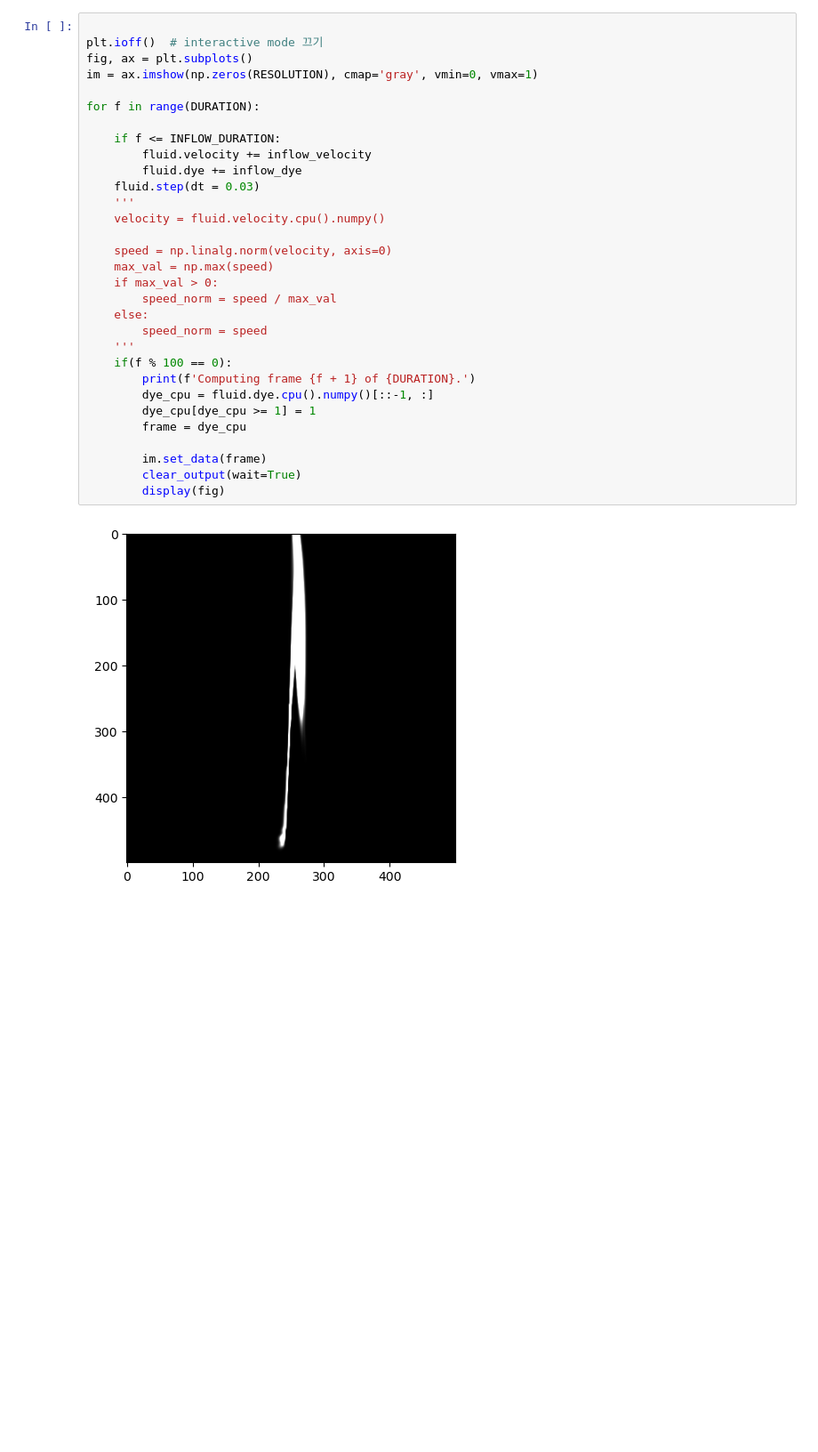
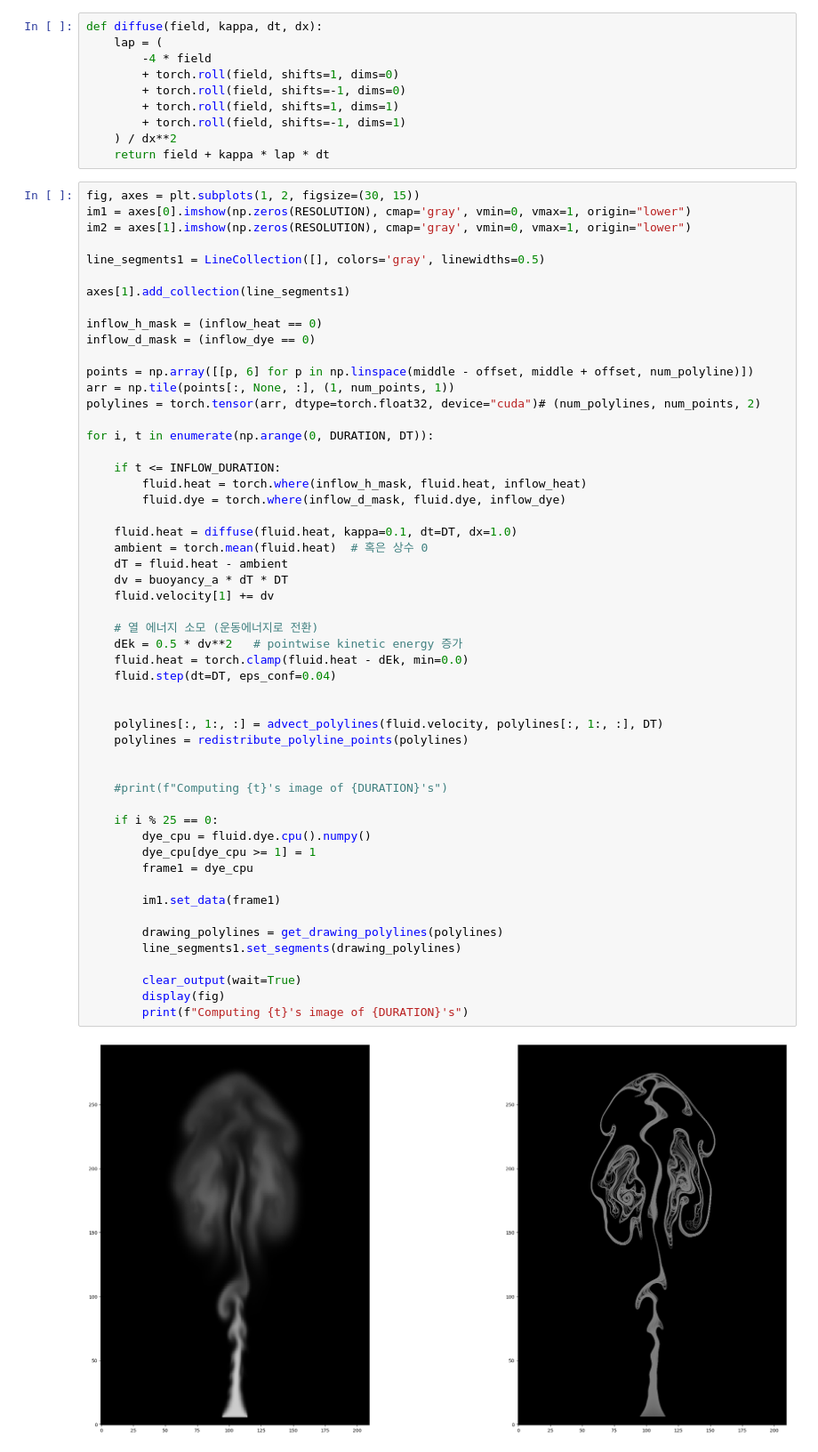
Before and after one commit to teo646/stable_fluid, a Jupyter notebook: 2d.ipynb, the cells around one changed output. Shown at 89% size. Drawn from its saved outputs; the diff is of its cells as text; blank space fills up the shorter version.

```diff
--- a/2d.ipynb
+++ b/2d.ipynb
@@ -33,33 +150,65 @@ device:  cuda
+# %%
+def diffuse(field, kappa, dt, dx):
+    lap = (
+        -4 * field
+        + torch.roll(field, shifts=1, dims=0)
+        + torch.roll(field, shifts=-1, dims=0)
+        + torch.roll(field, shifts=1, dims=1)
+        + torch.roll(field, shifts=-1, dims=1)
+    ) / dx**2
+    return field + kappa * lap * dt
 # %%
+fig, axes = plt.subplots(1, 2, figsize=(30, 15))
+im1 = axes[0].imshow(np.zeros(RESOLUTION), cmap='gray', vmin=0, vmax=1, origin="lower")
+im2 = axes[1].imshow(np.zeros(RESOLUTION), cmap='gray', vmin=0, vmax=1, origin="lower")
 
-plt.ioff()  # interactive mode 끄기
-fig, ax = plt.subplots()
-im = ax.imshow(np.zeros(RESOLUTION), cmap='gray', vmin=0, vmax=1)
+line_segments1 = LineCollection([], colors='gray', linewidths=0.5)
 
-for f in range(DURATION):
+axes[1].add_collection(line_segments1)
 
-    if f <= INFLOW_DURATION:
-        fluid.velocity += inflow_velocity
-        fluid.dye += inflow_dye
-    fluid.step(dt = 0.03)
-    '''
-    velocity = fluid.velocity.cpu().numpy()
+inflow_h_mask = (inflow_heat == 0)
+inflow_d_mask = (inflow_dye == 0)
 
-    speed = np.linalg.norm(velocity, axis=0)
-    max_val = np.max(speed)
-    if max_val > 0:
-        speed_norm = speed / max_val
-    else:
-        speed_norm = speed
-    '''
-    if(f % 100 == 0):
-        print(f'Computing frame {f + 1} of {DURATION}.')
-        dye_cpu = fluid.dye.cpu().numpy()[::-1, :]
+points = np.array([[p, 6] for p in np.linspace(middle - offset, middle + offset, num_polyline)])
+arr = np.tile(points[:, None, :], (1, num_points, 1))
+polylines = torch.tensor(arr, dtype=torch.float32, device="cuda")# (num_polylines, num_points, 2)
+
+for i, t in enumerate(np.arange(0, DURATION, DT)):
+
+    if t <= INFLOW_DURATION:
+        fluid.heat = torch.where(inflow_h_mask, fluid.heat, inflow_heat)
+        fluid.dye = torch.where(inflow_d_mask, fluid.dye, inflow_dye)
+
+    fluid.heat = diffuse(fluid.heat, kappa=0.1, dt=DT, dx=1.0)
+    ambient = torch.mean(fluid.heat)  # 혹은 상수 0
+    dT = fluid.heat - ambient
+    dv = buoyancy_a * dT * DT
+    fluid.velocity[1] += dv
+
+    # 열 에너지 소모 (운동에너지로 전환)
+    dEk = 0.5 * dv**2   # pointwise kinetic energy 증가
+    fluid.heat = torch.clamp(fluid.heat - dEk, min=0.0)
+    fluid.step(dt=DT, eps_conf=0.04)
+
+
+    polylines[:, 1:, :] = advect_polylines(fluid.velocity, polylines[:, 1:, :], DT)
+    polylines = redistribute_polyline_points(polylines)
+
+
+    #print(f"Computing {t}'s image of {DURATION}'s")
+
+    if i % 25 == 0:
+        dye_cpu = fluid.dye.cpu().numpy()
         dye_cpu[dye_cpu >= 1] = 1
-        frame = dye_cpu
+        frame1 = dye_cpu
 
-        im.set_data(frame)
+        im1.set_data(frame1)
+
+        drawing_polylines = get_drawing_polylines(polylines)
+        line_segments1.set_segments(drawing_polylines)
+
         clear_output(wait=True)
         display(fig)
+        print(f"Computing {t}'s image of {DURATION}'s")
 # %% [output]
-[figure, old version]
+[figure, new version]
```
Also changed, not shown: parts of 7 cells of this notebook, 8 other files.
